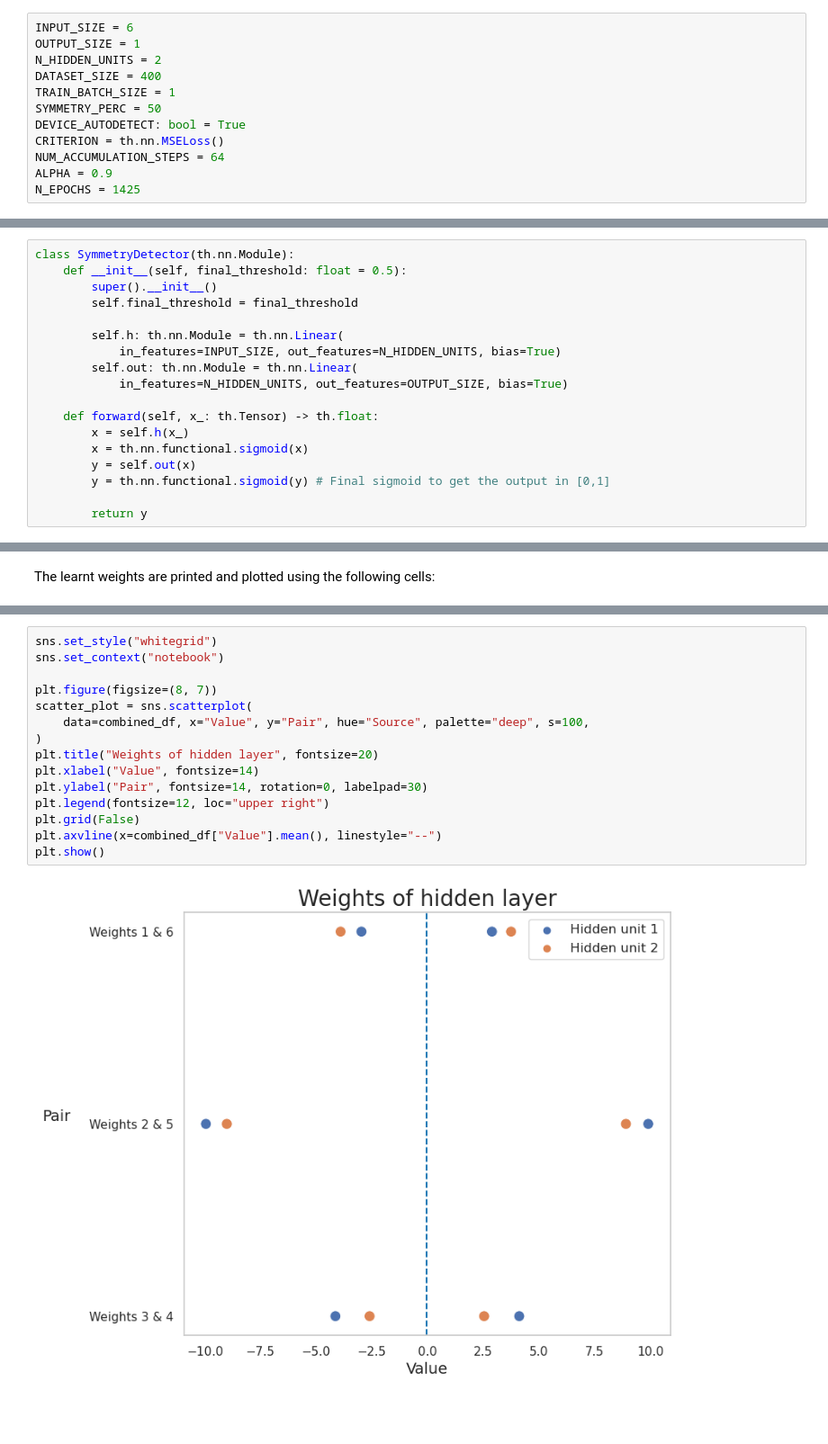
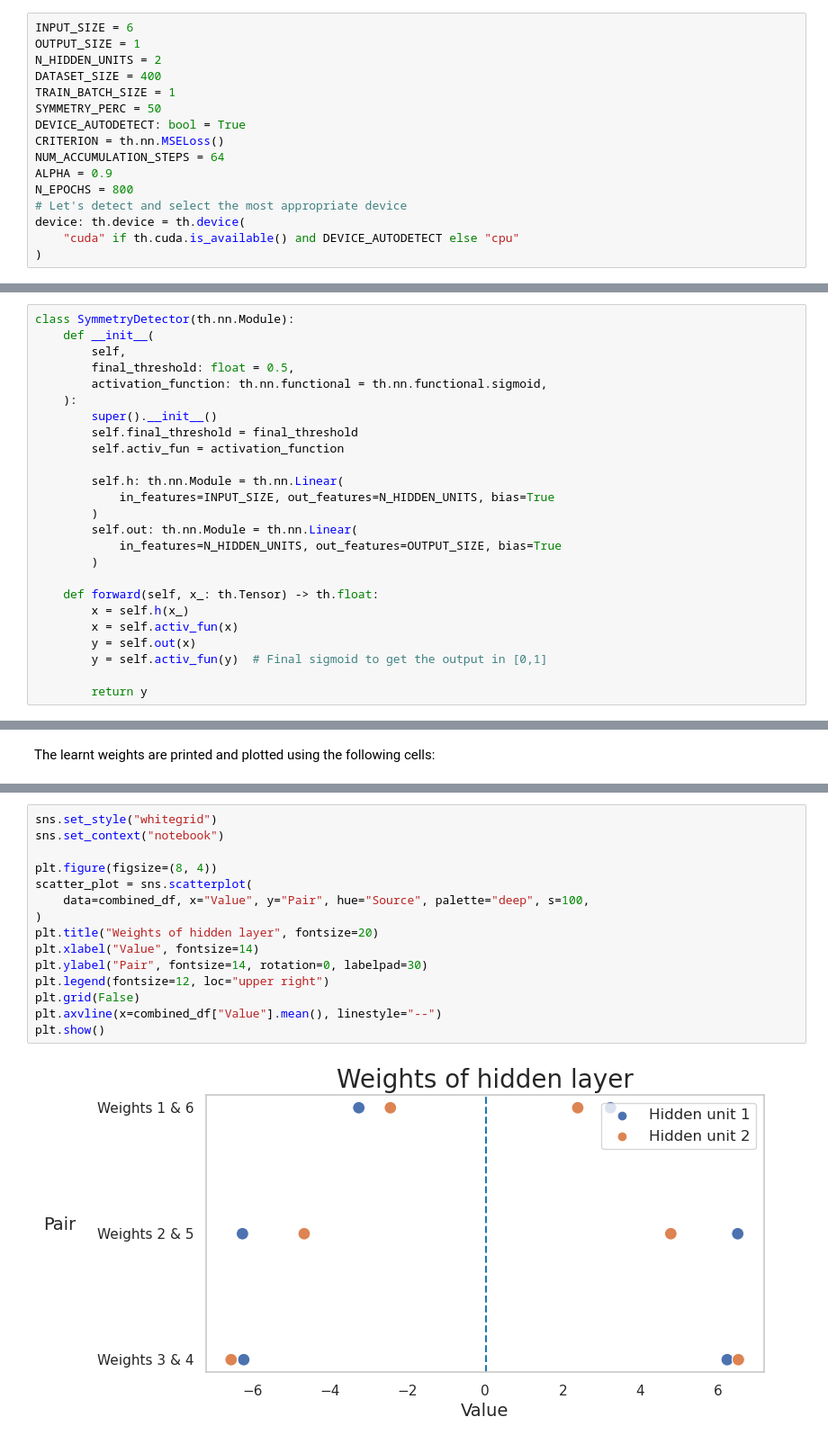
Before and after one commit to pettepiero/deeplearning-units, a Jupyter notebook: assignments/my_assignment1.ipynb, the cells around one changed output, grey strips where cells are left out. Shown: that part at 90% size. Cells and saved outputs as stored; diff of their text form; blank space fills up the shorter version.

```diff
--- a/assignments/my_assignment1.ipynb
+++ b/assignments/my_assignment1.ipynb
@@ -31,4 +31,8 @@ DEVICE_AUTODETECT: bool = True
 CRITERION = th.nn.MSELoss()
 NUM_ACCUMULATION_STEPS = 64
 ALPHA = 0.9
-N_EPOCHS = 1425
+N_EPOCHS = 800
+# Let's detect and select the most appropriate device
+device: th.device = th.device(
+    "cuda" if th.cuda.is_available() and DEVICE_AUTODETECT else "cpu"
+)
@@ -136,20 +135,27 @@ The following cell is to use the AllPossibleVectorsDataset dataset generator
 The model in the figure above has 6 input units that are ideologically split in 2 groups of 3 units each. All the input units are connected to 2 hidden units, that compose the hidden layer. The hidden units are connected to the output unit, which is the only one in the output layer.
 # %%
 class SymmetryDetector(th.nn.Module):
-    def __init__(self, final_threshold: float = 0.5):
+    def __init__(
+        self,
+        final_threshold: float = 0.5,
+        activation_function: th.nn.functional = th.nn.functional.sigmoid,
+    ):
         super().__init__()
         self.final_threshold = final_threshold
+        self.activ_fun = activation_function
 
         self.h: th.nn.Module = th.nn.Linear(
-            in_features=INPUT_SIZE, out_features=N_HIDDEN_UNITS, bias=True)
+            in_features=INPUT_SIZE, out_features=N_HIDDEN_UNITS, bias=True
+        )
         self.out: th.nn.Module = th.nn.Linear(
-            in_features=N_HIDDEN_UNITS, out_features=OUTPUT_SIZE, bias=True)
+            in_features=N_HIDDEN_UNITS, out_features=OUTPUT_SIZE, bias=True
+        )
 
     def forward(self, x_: th.Tensor) -> th.float:
         x = self.h(x_)
-        x = th.nn.functional.sigmoid(x)
+        x = self.activ_fun(x)
         y = self.out(x)
-        y = th.nn.functional.sigmoid(y) # Final sigmoid to get the output in [0,1]
+        y = self.activ_fun(y)  # Final sigmoid to get the output in [0,1]
 
         return y
 # %%
@@ -392,17 +378,17 @@ Output layer bias: [-5.0080094]
 # %%
 sns.set_style("whitegrid")
 sns.set_context("notebook")
 
-plt.figure(figsize=(8, 7))
+plt.figure(figsize=(8, 4))
 scatter_plot = sns.scatterplot(
     data=combined_df, x="Value", y="Pair", hue="Source", palette="deep", s=100,
 )
 plt.title("Weights of hidden layer", fontsize=20)
 plt.xlabel("Value", fontsize=14)
 plt.ylabel("Pair", fontsize=14, rotation=0, labelpad=30)
 plt.legend(fontsize=12, loc="upper right")
 plt.grid(False)
 plt.axvline(x=combined_df["Value"].mean(), linestyle="--")
 plt.show()
 # %% [output]
-[figure, old version]
+[figure, new version]
```
Also changed, not shown: parts of 23 cells of this notebook.
